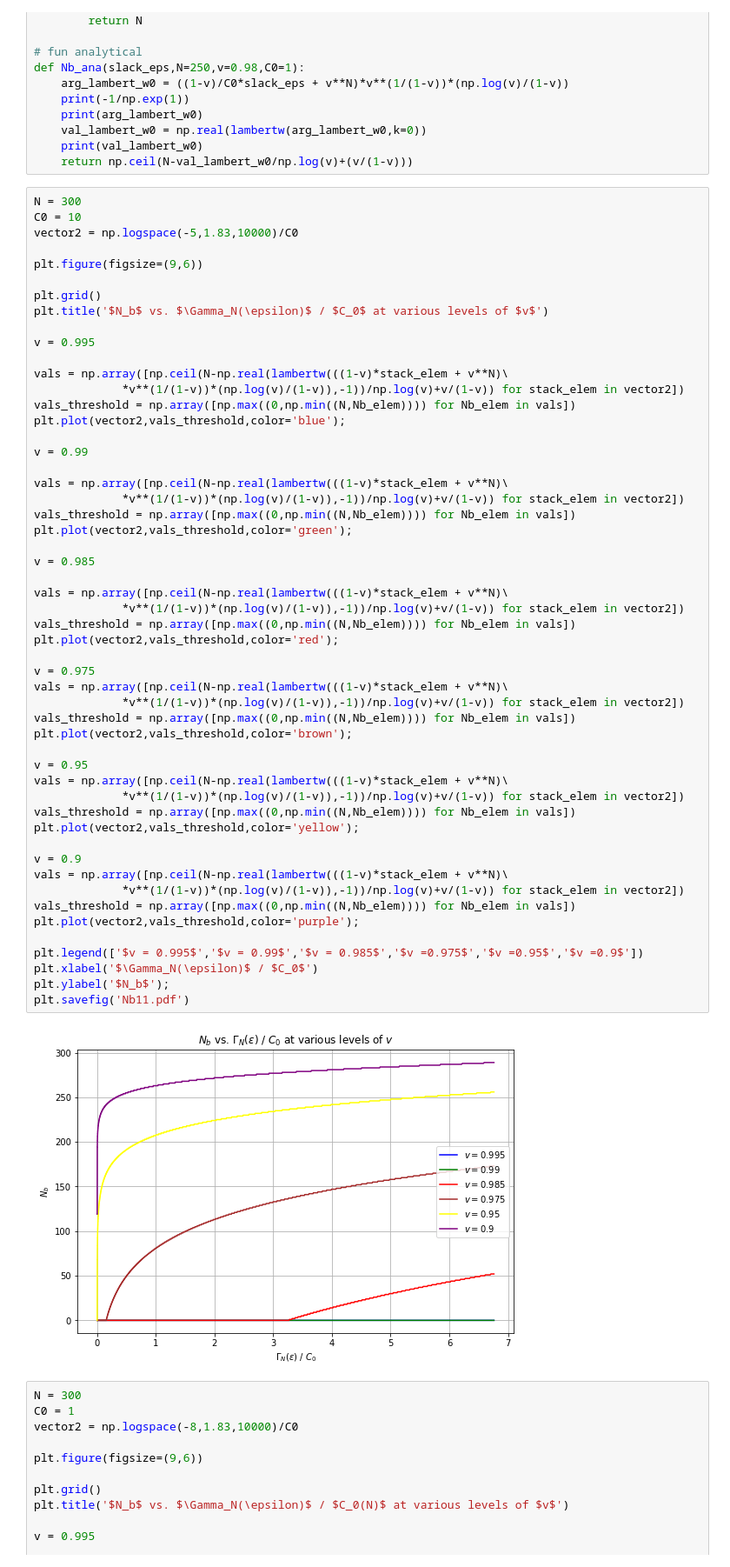
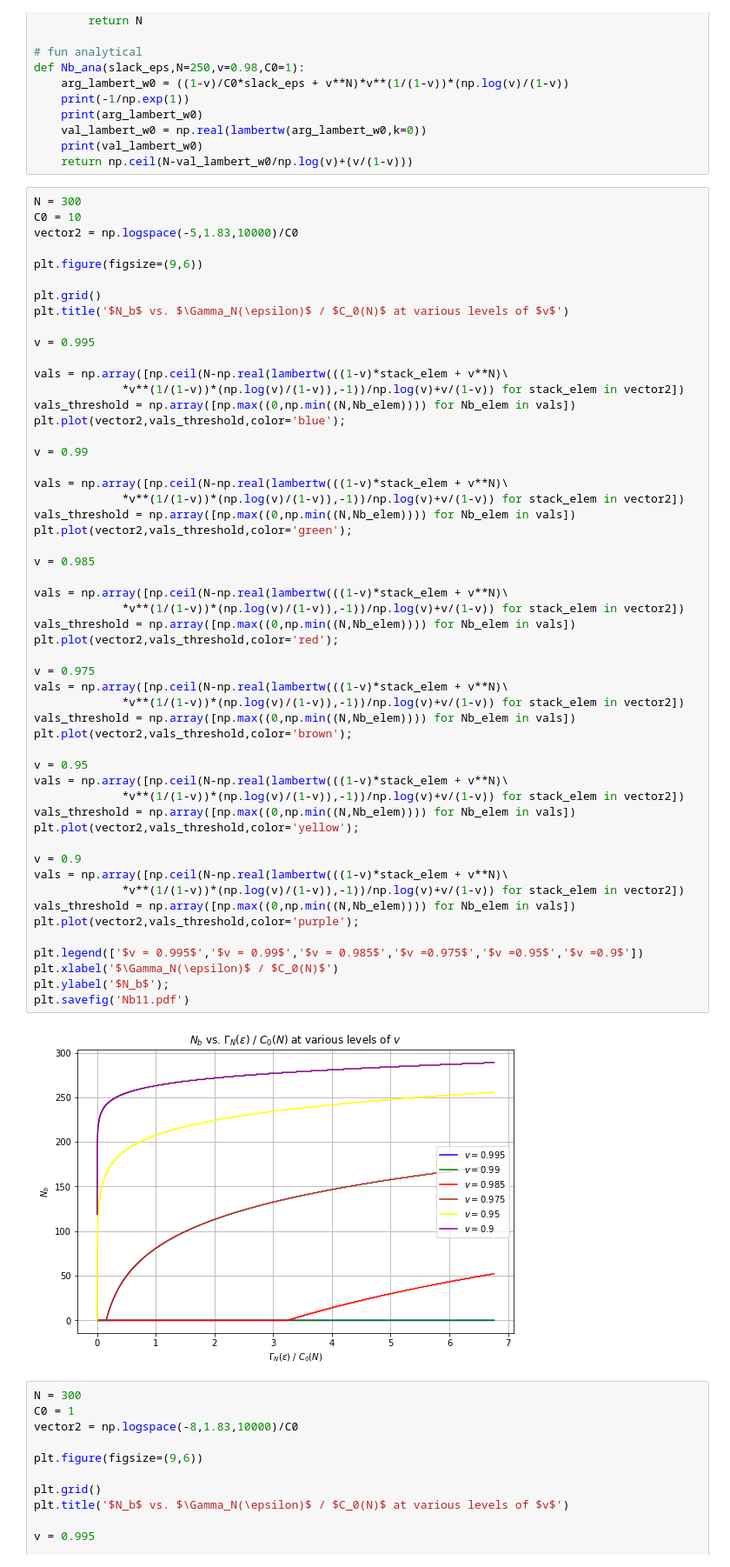
Before and after one commit to guiom-vds/Tunable-First-Order-Inexact-Oracles-TFOIO, a Jupyter notebook: LambertBehaviour.ipynb, the cells around one changed output. Shown at 87% size. Saved outputs shown, nothing was run; the diff lists cells and outputs as text.

```diff
--- a/LambertBehaviour.ipynb
+++ b/LambertBehaviour.ipynb
@@ -80,7 +80,7 @@ vector2 = np.logspace(-5,1.83,10000)/C0
 plt.figure(figsize=(9,6))
 
 plt.grid()
-plt.title('$N_b$ vs. $\Gamma_N(\epsilon)$ / $C_0$ at various levels of $v$')
+plt.title('$N_b$ vs. $\Gamma_N(\epsilon)$ / $C_0(N)$ at various levels of $v$')
 
 v = 0.995
 
@@ -98,35 +98,35 @@ plt.plot(vector2,vals_threshold,color='green');
 
 v = 0.985
 
 vals = np.array([np.ceil(N-np.real(lambertw(((1-v)*stack_elem + v**N)\
              *v**(1/(1-v))*(np.log(v)/(1-v)),-1))/np.log(v)+v/(1-v)) for stack_elem in vector2])
 vals_threshold = np.array([np.max((0,np.min((N,Nb_elem)))) for Nb_elem in vals])
 plt.plot(vector2,vals_threshold,color='red');
 
 v = 0.975
 vals = np.array([np.ceil(N-np.real(lambertw(((1-v)*stack_elem + v**N)\
              *v**(1/(1-v))*(np.log(v)/(1-v)),-1))/np.log(v)+v/(1-v)) for stack_elem in vector2])
 vals_threshold = np.array([np.max((0,np.min((N,Nb_elem)))) for Nb_elem in vals])
 plt.plot(vector2,vals_threshold,color='brown');
 
 v = 0.95
 vals = np.array([np.ceil(N-np.real(lambertw(((1-v)*stack_elem + v**N)\
              *v**(1/(1-v))*(np.log(v)/(1-v)),-1))/np.log(v)+v/(1-v)) for stack_elem in vector2])
 vals_threshold = np.array([np.max((0,np.min((N,Nb_elem)))) for Nb_elem in vals])
 plt.plot(vector2,vals_threshold,color='yellow');
 
 v = 0.9
 vals = np.array([np.ceil(N-np.real(lambertw(((1-v)*stack_elem + v**N)\
              *v**(1/(1-v))*(np.log(v)/(1-v)),-1))/np.log(v)+v/(1-v)) for stack_elem in vector2])
 vals_threshold = np.array([np.max((0,np.min((N,Nb_elem)))) for Nb_elem in vals])
 plt.plot(vector2,vals_threshold,color='purple');
 
 plt.legend(['$v = 0.995$','$v = 0.99$','$v = 0.985$','$v =0.975$','$v =0.95$','$v =0.9$'])
-plt.xlabel('$\Gamma_N(\epsilon)$ / $C_0$')
+plt.xlabel('$\Gamma_N(\epsilon)$ / $C_0(N)$')
 plt.ylabel('$N_b$');
 plt.savefig('Nb11.pdf')
 # %% [output]
-[figure, old version]
+[figure, new version]
 # %%
 N = 300
 C0 = 1
```
Also changed, not shown: parts of 2 cells of this notebook, 3 other files.
